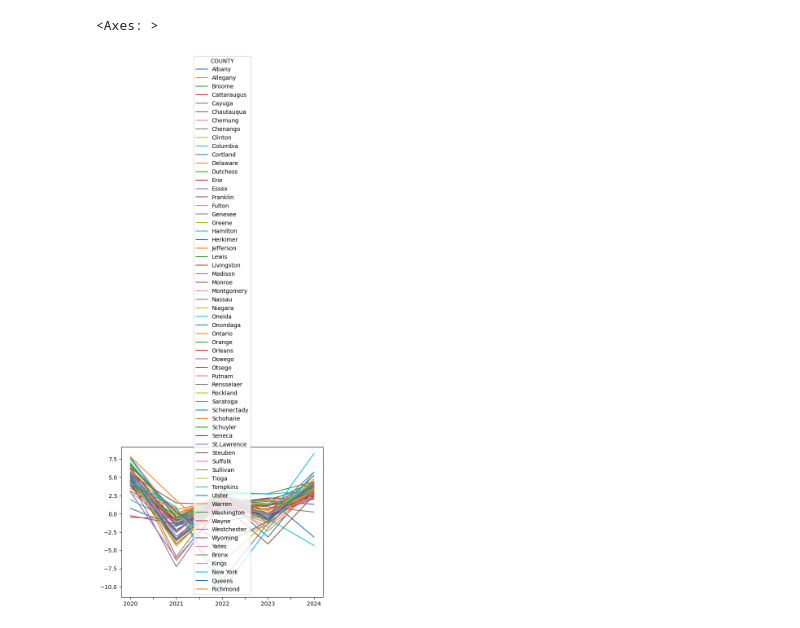
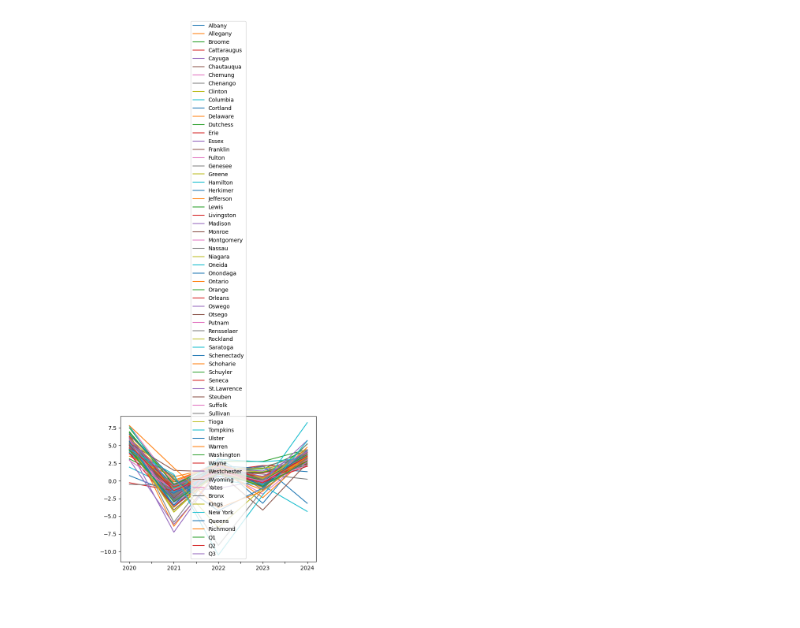
Before and after one commit to tgrantknight/Job-Sample, a Jupyter notebook: sample.ipynb, the cells around one changed output. Drawn from its saved outputs; the diff is of its cells as text; code cells hidden in the pictures.

```diff
--- a/sample.ipynb
+++ b/sample.ipynb
@@ -61,17 +44,3 @@ for date in clean_data:
     all_totals[date] = month_data.loc[month_data['STATUS'].str.contains('Total'), ['TOTAL']]
 
 all_totals.reset_index(drop=True, inplace=True)
-
-all_perc = all_totals.transpose().tail(-2).pct_change() * 100
-
-all_perc.round(2)
-all_perc.columns = all_totals['COUNTY']
-
-# all_perc.iloc[:,-5:].plot()
-
-all_perc.plot()
-
-# Graph the mid quartiles, median line, and any outliers
-# %% [output]
-<Axes: >
-[figure, removed]
@@ -81,0 +47,39 @@ all_perc.plot()
+# %%
+all_perc = all_totals.transpose().tail(-2).pct_change() * 100
+
+all_perc = all_perc.round(2)
+all_perc.columns = all_totals['COUNTY']
+
+quantiles_arr = []
+outliers = []
+
+dates = list(all_totals)[2:]
+
+for date in dates:
+    q1 = all_perc.transpose()[date].quantile(0.25).round(2)
+    q2 = all_perc.transpose()[date].quantile(0.5).round(2)
+    q3 = all_perc.transpose()[date].quantile(0.75).round(2)
+
+    # print(all_perc.transpose()[date])
+    # # print(all_perc.transpose()[date] < q1)
+    # print(all_perc.transpose().loc[all_perc.transpose()[date] > 3], [date])
+    # # if ((all_perc.transpose()[date] < (q1 - 1.5 * IQR)) or (all_perc.transpose()[date] > (q3 + 1.5 * IQR))):
+    # #     print(all_perc.transpose()[0])
+
+    quantiles_arr.append([q1, q2, q3])
+
+quantiles = pd.DataFrame(quantiles_arr)
+quantiles.columns = ['Q1', 'Q2', 'Q3']
+quantiles.index = dates
+
+all_perc = pd.concat([all_perc,quantiles], axis=1)
+# %%
+# quantiles.plot()
+# plt.fill_between(quantiles.index, quantiles['Q1'], quantiles['Q3'], color='grey')
+# plt.show()
+
+all_perc.plot()
+plt.fill_between(all_perc.index, all_perc['Q1'], all_perc['Q3'], color='grey')
+plt.show()
+# %% [output]
+[figure, added]
```
Also changed, not shown: parts of 2 cells of this notebook, 1 other file.
